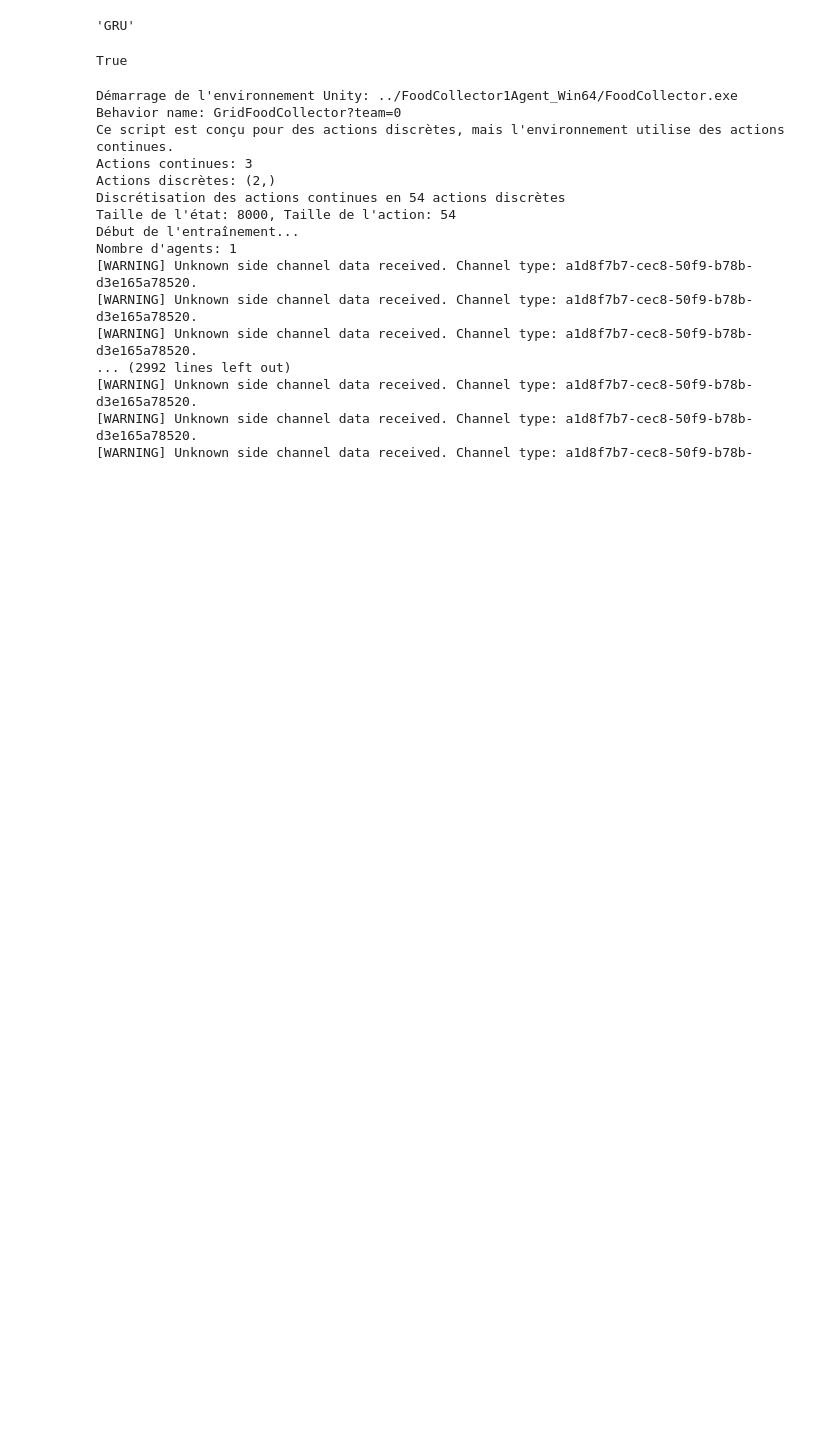
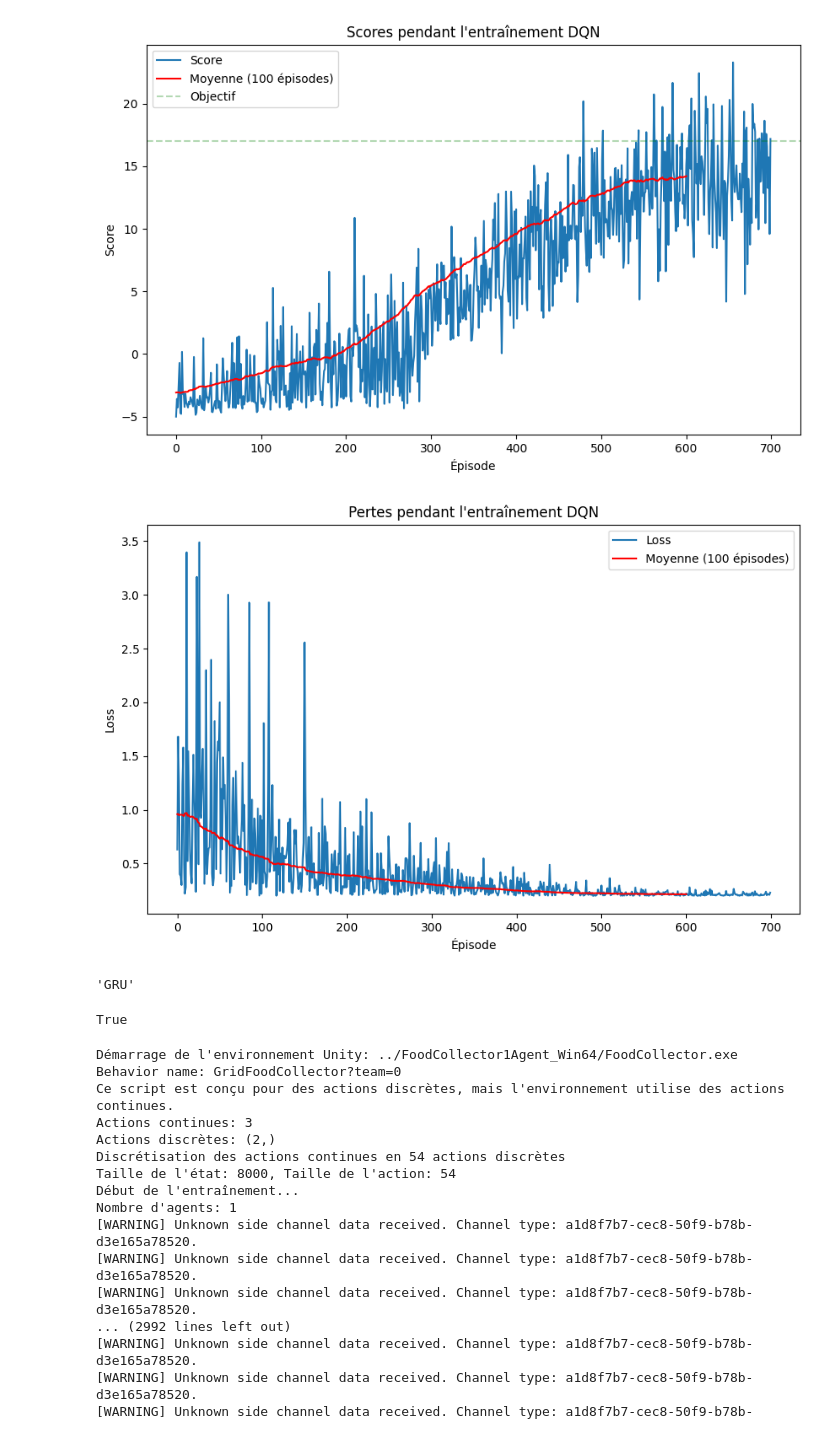
Before and after one commit to lordyhas/FoodCollectorAgent, a Jupyter notebook: DQN/simple_dqn/test-code.ipynb, the cells around one changed output. Drawn from its saved outputs; the diff is of its cells as text; code cells hidden in the pictures; blank space fills up the shorter version.

```diff
--- a/DQN/simple_dqn/test-code.ipynb
+++ b/DQN/simple_dqn/test-code.ipynb
@@ -70,3 +111,69 @@ test_plot_scores(mock_scores, mock_losses, network_type='dqn')
+# %%
+TARGET_SCORE = 17
+def plot_scores(scores, losses=None, network_type='dqn'):
+    """Affiche un graphique des scores et optionnellement des pertes pendant l'entraînement.
+
+    Params
+    ======
+        scores (list): Liste des scores par épisode
+        losses (list): Liste des pertes par épisode
+        network_type (str): Type de réseau utilisé ('dqn', 'gru' ou 'lstm')
+    """
+    # Créer un dossier pour les figures si nécessaire
+    if not os.path.exists('figures'):
+        os.makedirs('figures')
+
+
+
+    # Obtenir le titre adapté au type de réseau
+    if network_type.lower() == 'gru':
+        title_prefix = 'GRU-DQN'
+    elif network_type.lower() == 'lstm':
+        title_prefix = 'LSTM-DQN'
+    else:
+        title_prefix = 'DQN'
+
+    # Créer une figure pour les scores
+    plt.figure(figsize=(10, 6))
+    plt.plot(np.arange(len(scores)), scores, label='Score')
+    plt.ylabel('Score')
+    plt.xlabel('Épisode')
+    plt.title(f'Scores pendant l\'entraînement {title_prefix}')
+
+    # Calculer la moyenne mobile sur 100 épisodes (ou moins si moins d'épisodes)
+    window_size = min(100, len(scores))
+    if window_size > 0:
+        moving_avg = np.convolve(scores, np.ones((window_size,)) / window_size, mode='valid')
+        plt.plot(np.arange(len(moving_avg)), moving_avg, color='red', label='Moyenne (100 épisodes)')
+    # Add horizontal line for target
+    plt.axhline(y=TARGET_SCORE, color='green', linestyle='--', alpha=0.3, label='Objectif')
+    plt.legend()
+
+    #plt.savefig(f'figures/{network_type}_scores_plot_{}.png')
+    plt.show()
+
+    # Si des pertes sont disponibles, les tracer aussi
+    if losses is not None and len(losses) > 0:
+        plt.figure(figsize=(10, 6))
+        plt.plot(np.arange(len(losses)), losses, label='Loss')
+        plt.ylabel('Loss')
+        plt.xlabel('Épisode')
+        plt.title(f'Pertes pendant l\'entraînement {title_prefix}')
+
+        # Calculer la moyenne mobile sur 100 épisodes (ou moins si moins d'épisodes)
+        window_size = min(100, len(losses))
+        if window_size > 0:
+            moving_avg_loss = np.convolve(losses, np.ones((window_size,)) / window_size, mode='valid')
+            plt.plot(np.arange(len(moving_avg_loss)), moving_avg_loss, color='red', label='Moyenne (100 épisodes)')
+
+        plt.legend()
+        #plt.savefig(f'figures/{network_type}_loss_plot_{timestamp}.png')
+        plt.show()
+
+plot_scores(mock_scores, mock_losses, network_type='dqn')
+# %% [output]
+[figure, added]
+[figure, added]
 # %%
 network_type = 'gru'
 network_type.upper()
```
Also changed, not shown: parts of 3 cells of this notebook, 4 other files.
